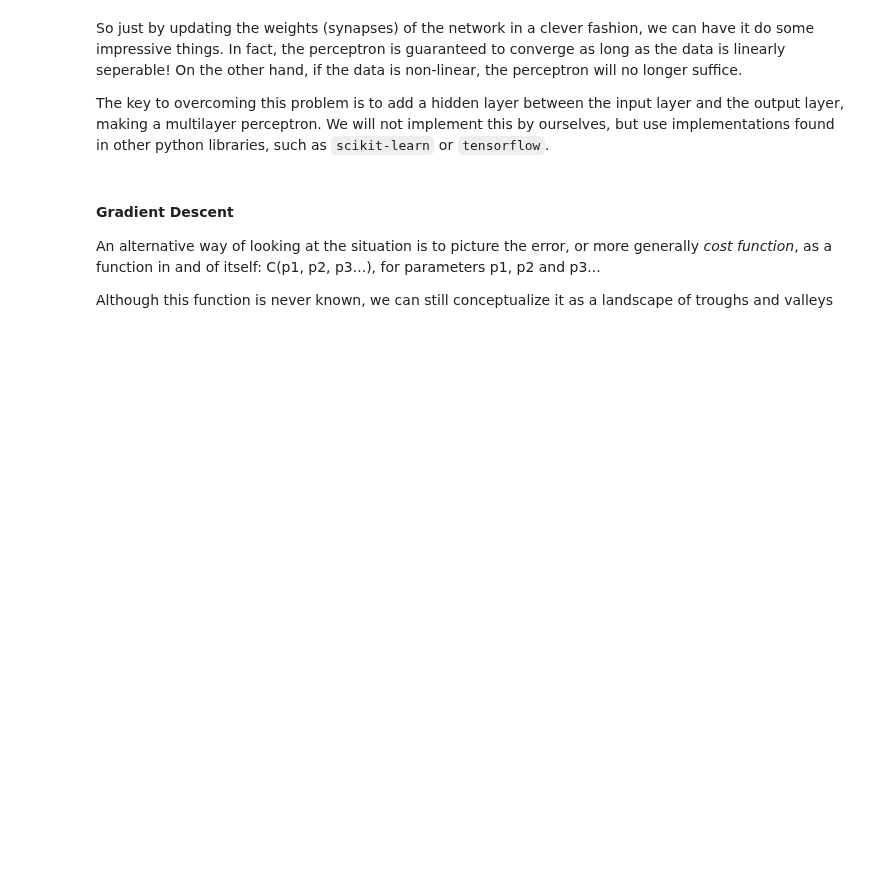
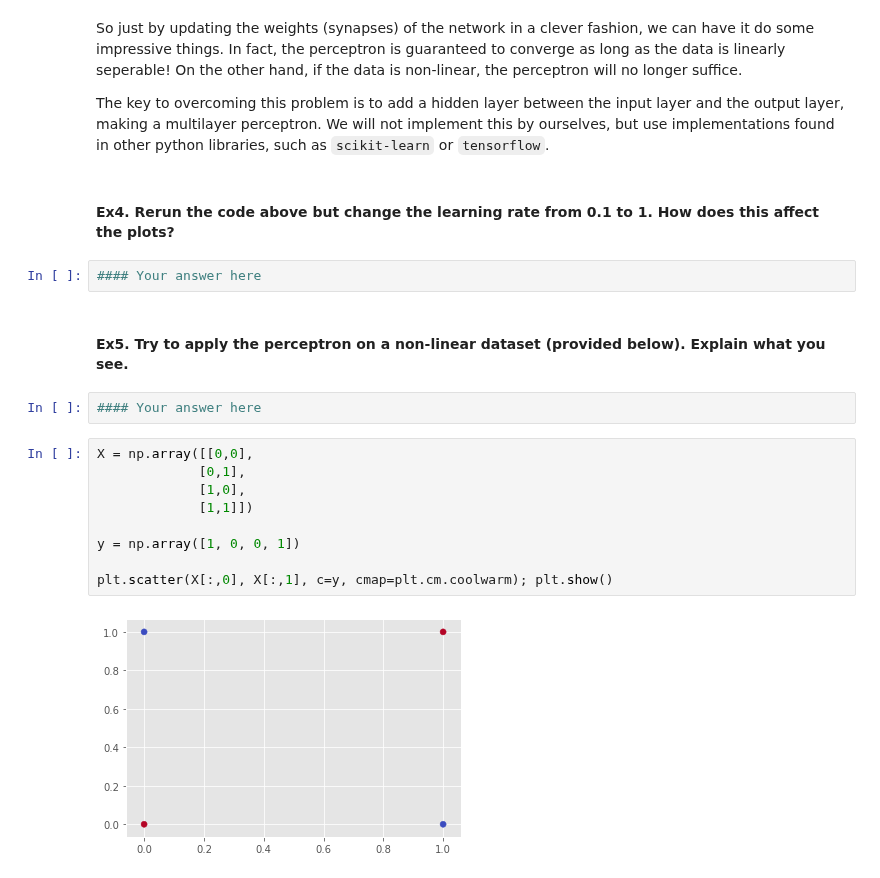
Before and after one commit to oercompbiomed/CBM101, a Jupyter notebook: H_Neural_Networks/1_Introduction_to_Neural_Networks.ipynb, the cells around one changed output. Drawn from its saved outputs; the diff is of its cells as text; blank space fills up the shorter version.

```diff
--- a/H_Neural_Networks/1_Introduction_to_Neural_Networks.ipynb
+++ b/H_Neural_Networks/1_Introduction_to_Neural_Networks.ipynb
@@ -200,10 +229,22 @@ Notice how the decision boundary converges as we keep training it, until it reac
 So just by updating the weights (synapses) of the network in a clever fashion, we can have it do some impressive things. In fact, the perceptron is guaranteed to converge as long as the data is linearly seperable! On the other hand, if the data is non-linear, the perceptron will no longer suffice.
 
 The key to overcoming this problem is to add a hidden layer between the input layer and the output layer, making a multilayer perceptron. We will not implement this by ourselves, but use implementations found in other python libraries, such as `scikit-learn` or `tensorflow`.
-# %% [markdown]
-#### Gradient Descent
-
-An alternative way of looking at the situation is to picture the error, or more generally <i>cost function</i>, as a function in and of itself:
-C(p1, p2, p3...), for parameters p1, p2 and p3...
-
-Although this function is never known, we can still conceptualize it as a landscape of troughs and valleys
+# %% [markdown]
+#### Ex4. Rerun the code above but change the learning rate from 0.1 to 1. How does this affect the plots?
+# %%
+#### Your answer here
+# %% [markdown]
+#### Ex5. Try to apply the perceptron on a non-linear dataset (provided below). Explain what you see.
+# %%
+#### Your answer here
+# %%
+X = np.array([[0,0],
+             [0,1],
+             [1,0],
+             [1,1]])
+
+y = np.array([1, 0, 0, 1])
+
+plt.scatter(X[:,0], X[:,1], c=y, cmap=plt.cm.coolwarm); plt.show()
+# %% [output]
+[figure, added]
```
Also changed, not shown: parts of 12 cells of this notebook.
